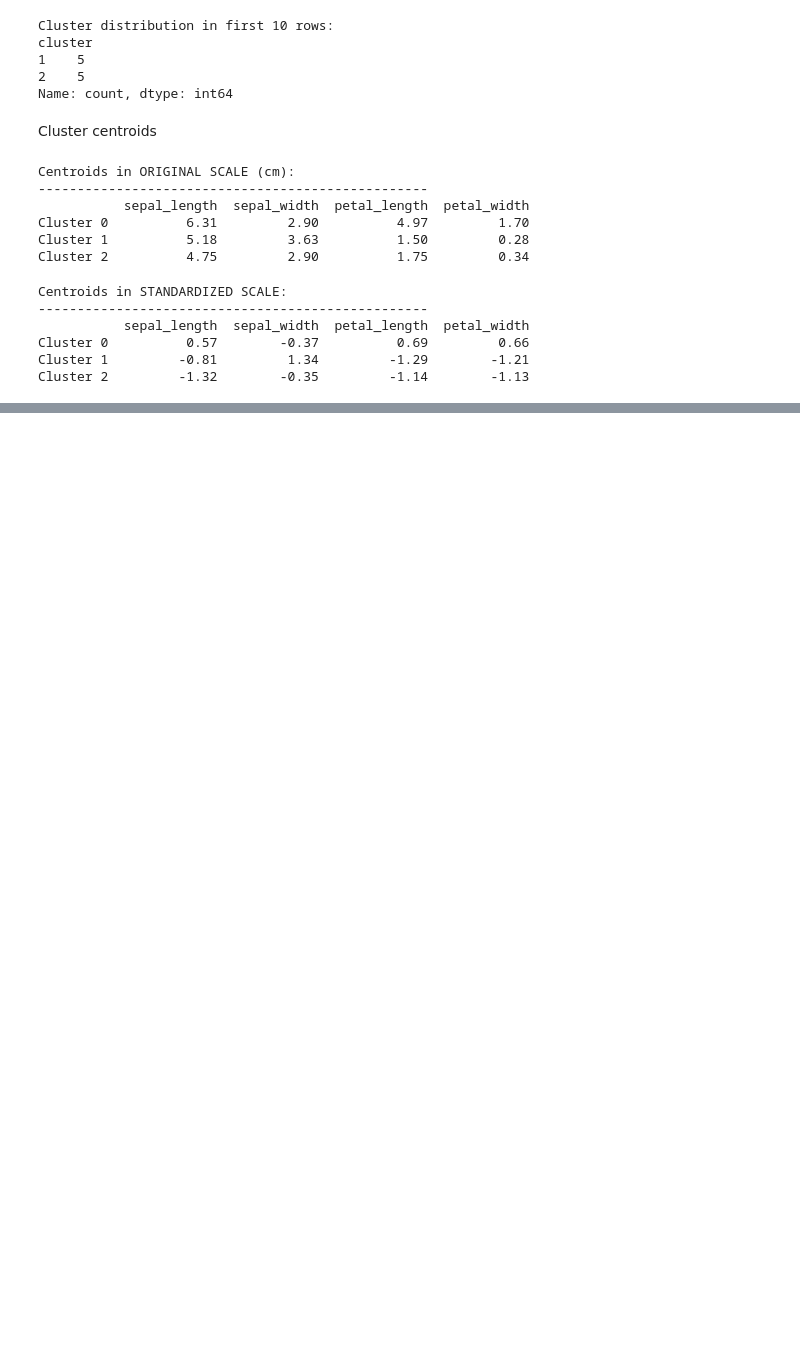
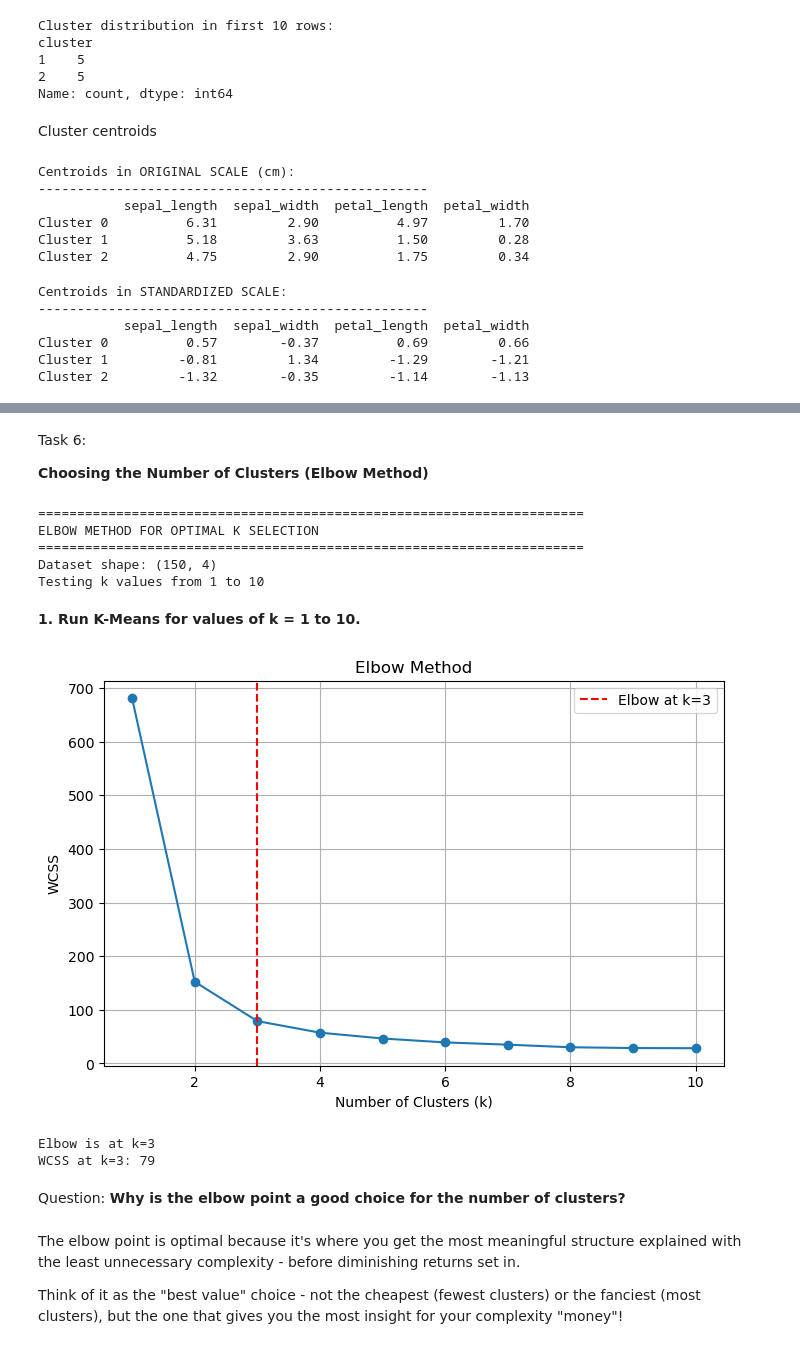
Before and after one commit to KenyansaAmenya/Unsupervised-Learning-with-the-Iris-Dataset, a Jupyter notebook: iris.ipynb, the cells around one changed output, grey strips where cells are left out. Saved outputs shown, nothing was run; the diff lists cells and outputs as text; code cells hidden in the pictures; blank space fills up the shorter version.

```diff
--- a/iris.ipynb
+++ b/iris.ipynb
@@ -308,0 +400,52 @@ Cluster 2         -1.32        -0.35         -1.14        -1.13
+# %% [markdown]
+Task 6:
+
+**Choosing the Number of Clusters (Elbow Method)**
+# %%
+print("="*70)
+print("ELBOW METHOD FOR OPTIMAL K SELECTION")
+print("="*70)
+print(f"Dataset shape: {X_scaled.shape}")
+print(f"Testing k values from 1 to 10")
+# %% [output]
+======================================================================
+ELBOW METHOD FOR OPTIMAL K SELECTION
+======================================================================
+Dataset shape: (150, 4)
+Testing k values from 1 to 10
+# %% [markdown]
+**1. Run K-Means for values of k = 1 to 10.**
+# %%
+# Get WCSS for different k values
+wcss = []
+for k in range(1, 11):
+    kmeans = KMeans(n_clusters=k, random_state=42)
+    kmeans.fit(X)
+    wcss.append(kmeans.inertia_)
+
+# plot
+plt.figure(figsize=(8, 5))
+plt.plot(range(1, 11), wcss, marker='o')
+plt.xlabel('Number of Clusters (k)')
+plt.ylabel('WCSS')
+plt.title('Elbow Method')
+plt.grid(True)
+
+# Mark the elbow
+plt.axvline(x=3, color='red', linestyle='--', label='Elbow at k=3')
+plt.legend()
+plt.show()
+
+print(f"Elbow is at k=3")
+print(f"WCSS at k=3: {wcss[2]:.0f}")
+# %% [output]
+[figure, added]
+Elbow is at k=3
+WCSS at k=3: 79
+# %% [markdown]
+Question:
+**Why is the elbow point a good choice for the number of clusters?**
+# %% [markdown]
+The elbow point is optimal because it's where you get the most meaningful structure explained with the least unnecessary complexity - before diminishing returns set in.
+
+Think of it as the "best value" choice - not the cheapest (fewest clusters) or the fanciest (most clusters), but the one that gives you the most insight for your complexity "money"!
```
Also changed, not shown: parts of 16 cells of this notebook.
